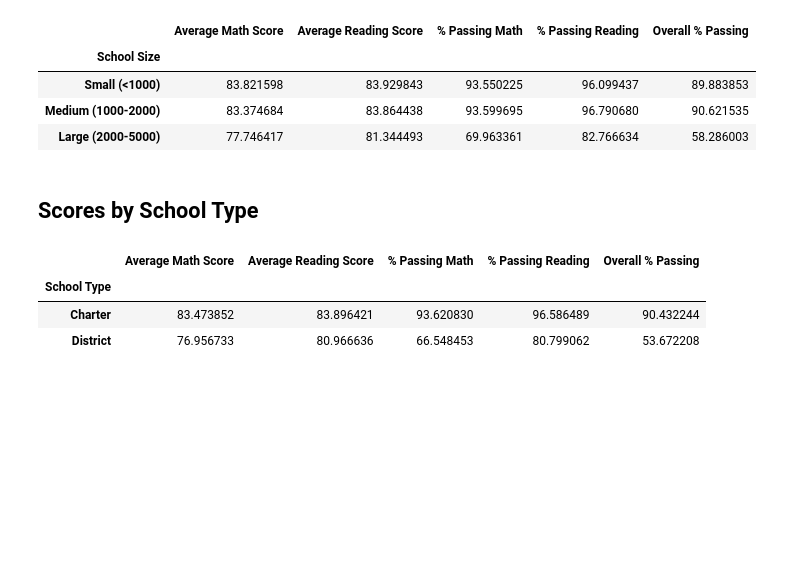
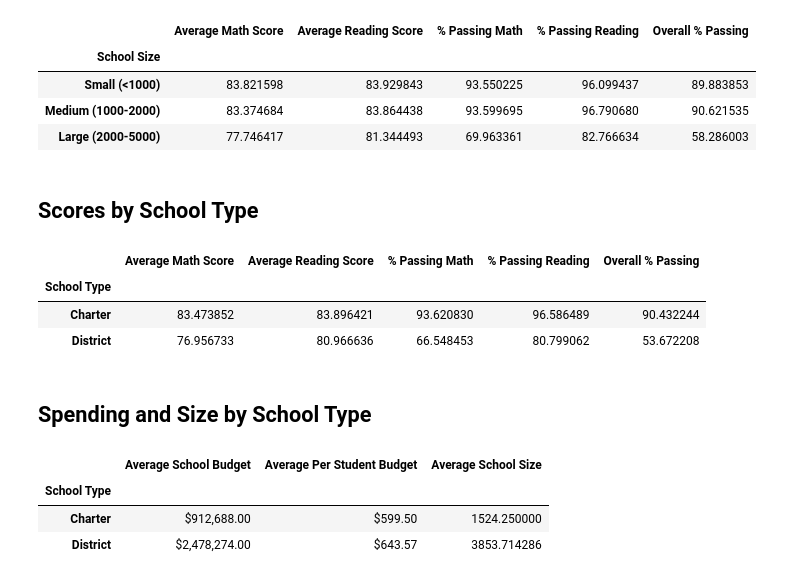
Before and after one commit to NMcHale029/pandas-challenge, a Jupyter notebook: PyCitySchools/PyCitySchools_starter.ipynb, the cells around one changed output. Cells and saved outputs as stored; diff of their text form; code cells hidden in the pictures; blank space fills up the shorter version.

```diff
--- a/PyCitySchools/PyCitySchools_starter.ipynb
+++ b/PyCitySchools/PyCitySchools_starter.ipynb
@@ -646,3 +606,27 @@ type_summary
 | School Type |  |  |  |  |  |
 | Charter | 83.473852 | 83.896421 | 93.620830 | 96.586489 | 90.432244 |
 | District | 76.956733 | 80.966636 | 66.548453 | 80.799062 | 53.672208 |
+# %% [markdown]
+## Spending and Size by School Type
+# %%
+# Group the per_school_summary DataFrame by "School Type" and average the budget and per capita spending.
+
+type_total_spending = per_school_df.groupby(['School Type'])['Total School Budget'].mean()
+type_per_capita_spending = per_school_df.groupby(['School Type'])['Per Student Budget'].mean()
+type_school_size = per_school_df.groupby(['School Type'])['Total Students'].mean()
+
+type_spending_df = pd.DataFrame({
+    'Average School Budget' : type_total_spending.astype(int),
+    'Average Per Student Budget' : type_per_capita_spending,
+    'Average School Size' : type_school_size
+})
+
+type_spending_df["Average School Budget"] = type_spending_df["Average School Budget"].map("${:,.2f}".format)
+type_spending_df["Average Per Student Budget"] = type_spending_df["Average Per Student Budget"].map("${:,.2f}".format)
+
+type_spending_df
+# %% [output]
+|  | Average School Budget | Average Per Student Budget | Average School Size |
+| School Type |  |  |  |
+| Charter | $912,688.00 | $599.50 | 1524.250000 |
+| District | $2,478,274.00 | $643.57 | 3853.714286 |
```
Also changed, not shown: parts of 7 cells of this notebook.
